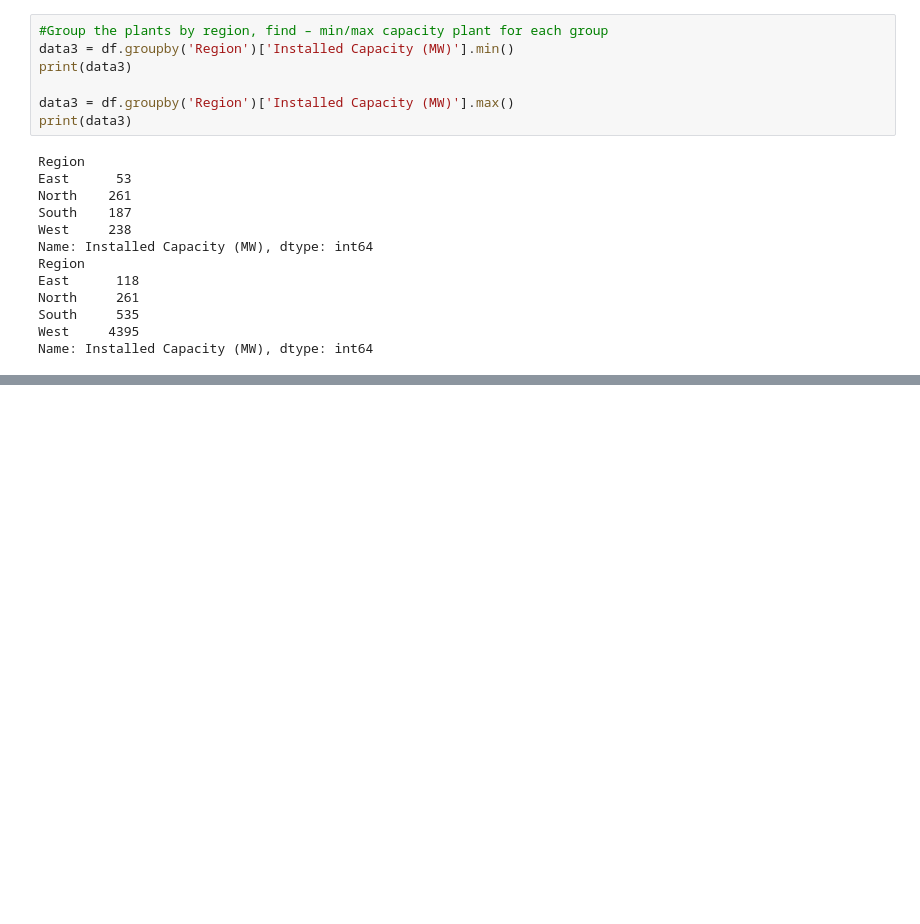
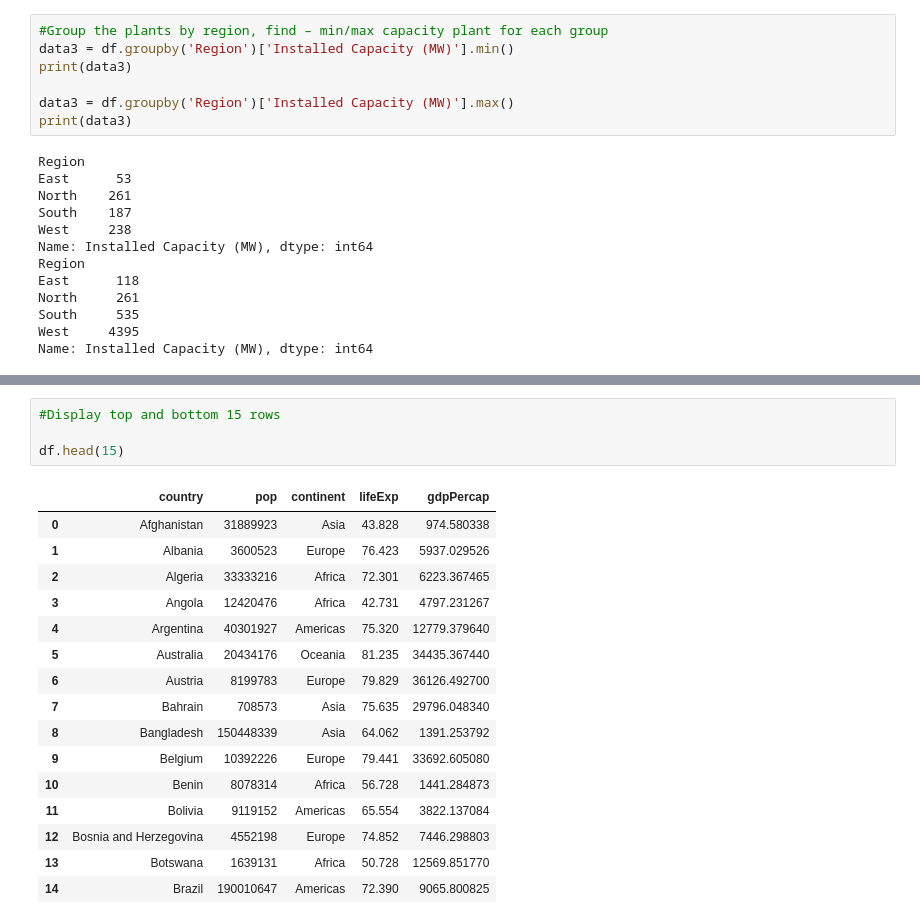
Before and after one commit to sauravdani/CDAC, a Jupyter notebook: Python/Jupyter/Assignment_pandas.ipynb, the cells around one changed output, grey strips where cells are left out. Cells and saved outputs as stored; diff of their text form; blank space fills up the shorter version.

```diff
--- a/Python/Jupyter/Assignment_pandas.ipynb
+++ b/Python/Jupyter/Assignment_pandas.ipynb
@@ -149,0 +215,21 @@ ValueError: 12 columns passed, passed data had 6 columns
+# %%
+#Display top and bottom 15 rows
+
+df.head(15)
+# %% [output]
+|  | country | pop | continent | lifeExp | gdpPercap |
+| 0 | Afghanistan | 31889923 | Asia | 43.828 | 974.580338 |
+| 1 | Albania | 3600523 | Europe | 76.423 | 5937.029526 |
+| 2 | Algeria | 33333216 | Africa | 72.301 | 6223.367465 |
+| 3 | Angola | 12420476 | Africa | 42.731 | 4797.231267 |
+| 4 | Argentina | 40301927 | Americas | 75.320 | 12779.379640 |
+| 5 | Australia | 20434176 | Oceania | 81.235 | 34435.367440 |
+| 6 | Austria | 8199783 | Europe | 79.829 | 36126.492700 |
+| 7 | Bahrain | 708573 | Asia | 75.635 | 29796.048340 |
+| 8 | Bangladesh | 150448339 | Asia | 64.062 | 1391.253792 |
+| 9 | Belgium | 10392226 | Europe | 79.441 | 33692.605080 |
+| 10 | Benin | 8078314 | Africa | 56.728 | 1441.284873 |
+| 11 | Bolivia | 9119152 | Americas | 65.554 | 3822.137084 |
+| 12 | Bosnia and Herzegovina | 4552198 | Europe | 74.852 | 7446.298803 |
+| 13 | Botswana | 1639131 | Africa | 50.728 | 12569.851770 |
+| 14 | Brazil | 190010647 | Americas | 72.390 | 9065.800825 |
```
Also changed, not shown: parts of 9 cells of this notebook, 16 other files.
